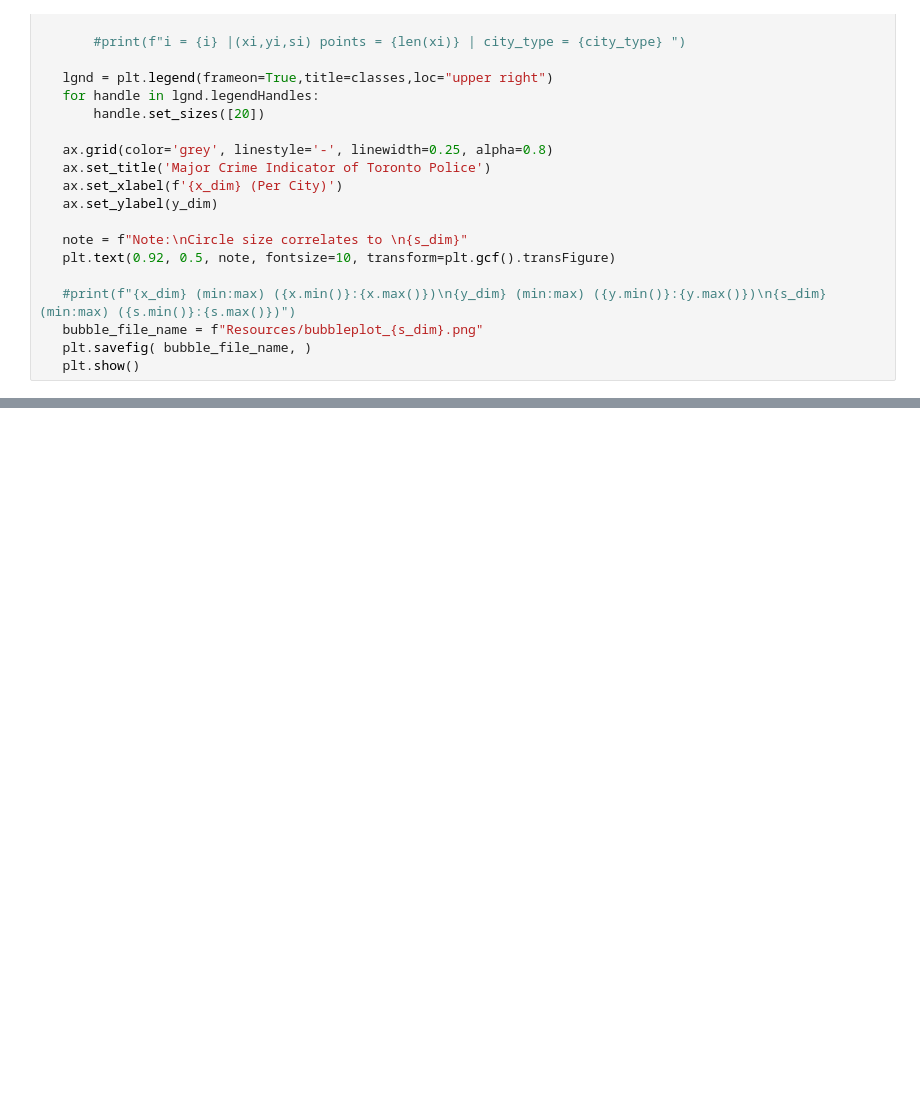
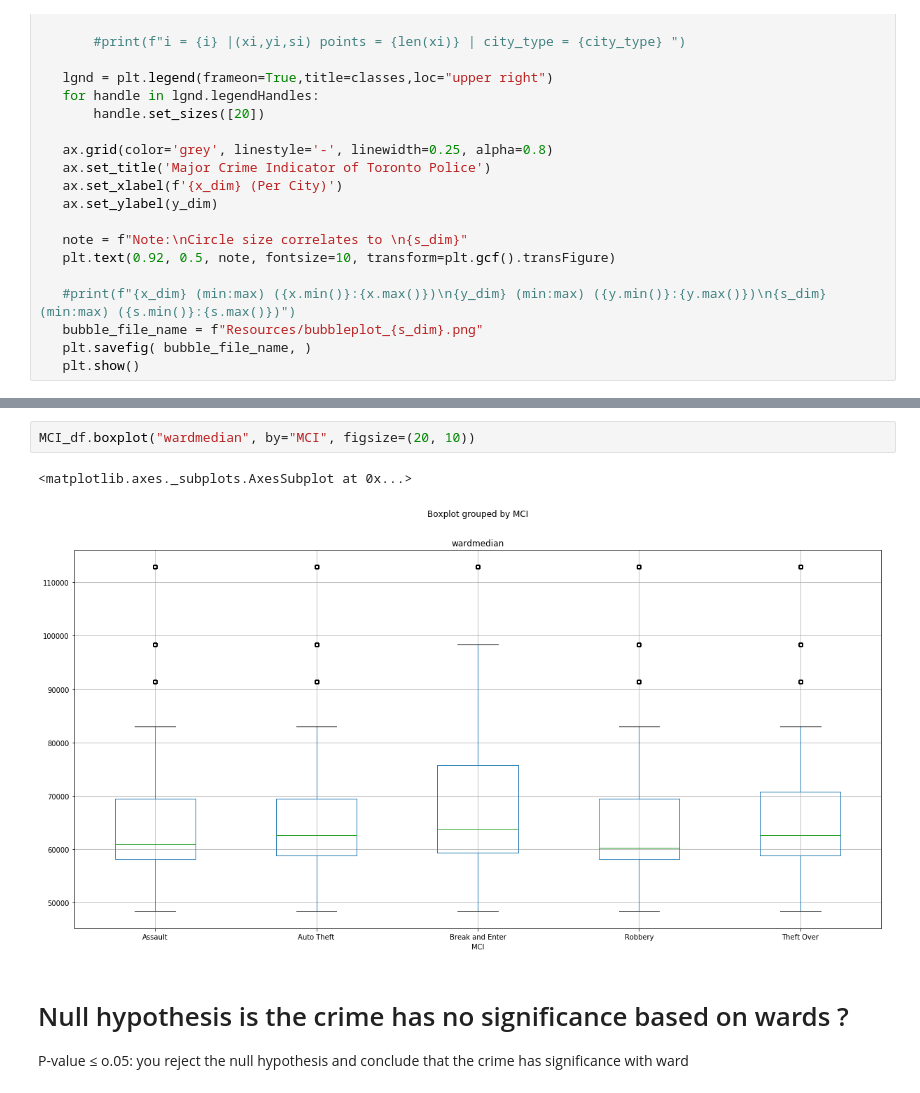
Before and after one commit to iragomez68/project-three-amigos-mci, a Jupyter notebook: MCI_Analysis.ipynb, the cells around one changed output, grey strips where cells are left out. Saved outputs shown, nothing was run; the diff lists cells and outputs as text; blank space fills up the shorter version.

```diff
--- a/MCI_Analysis.ipynb
+++ b/MCI_Analysis.ipynb
@@ -184,0 +150,9 @@ MCI_df_Groupby_ward_pivot
+# %%
+MCI_df.boxplot("wardmedian", by="MCI", figsize=(20, 10))
+# %% [output]
+<matplotlib.axes._subplots.AxesSubplot at 0x...>
+[figure, added]
+# %% [markdown]
+# Null hypothesis  is the crime has no significance based on wards ?
+
+P-value ≤ o.05:  you reject the null hypothesis and conclude that the crime has significance with ward
```
Also changed, not shown: parts of 28 cells of this notebook.
